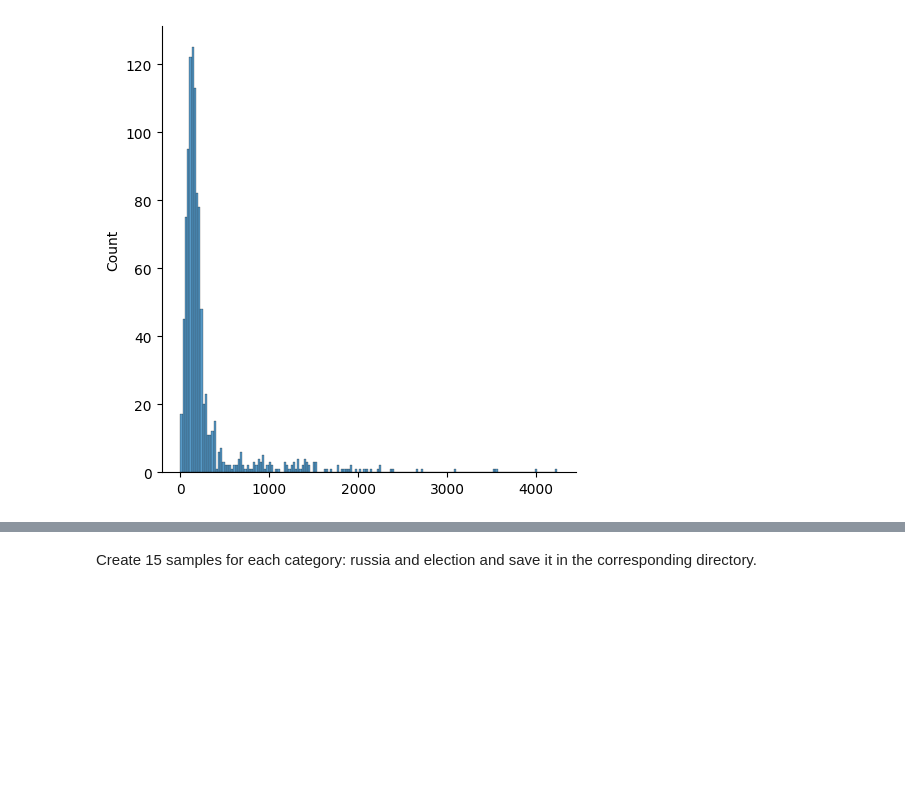
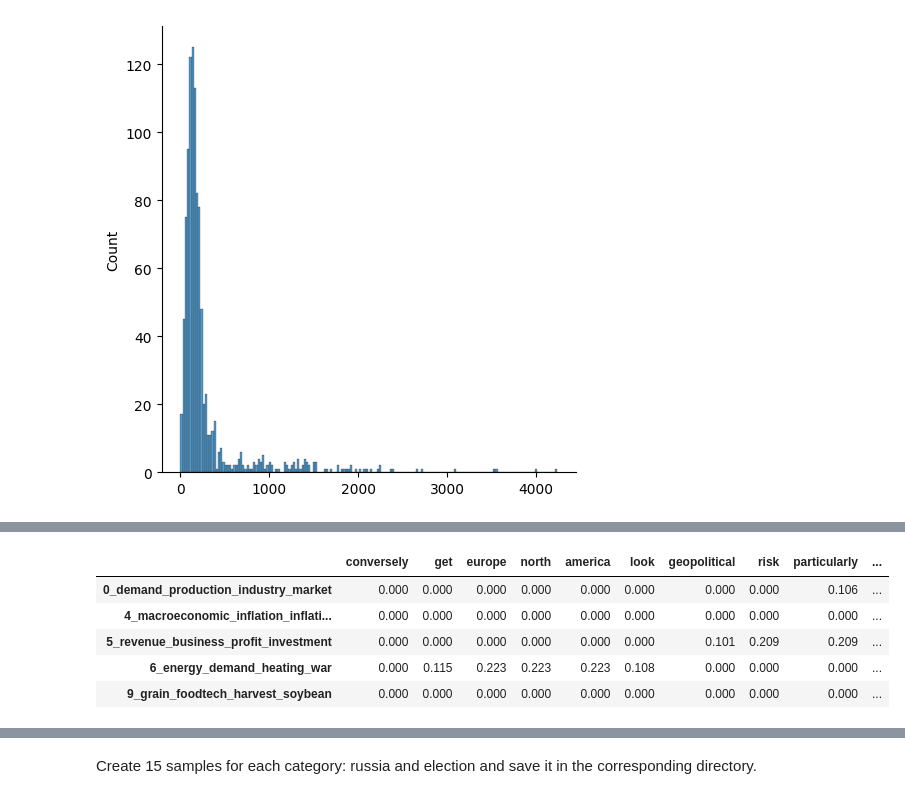
Before and after one commit to falseAzure/infineac, a Jupyter notebook: notebooks/infineac.ipynb, the cells around one changed output, grey strips where cells are left out. Cells and saved outputs as stored; diff of their text form; code cells hidden in the pictures; blank space fills up the shorter version.

```diff
--- a/notebooks/overview.ipynb
+++ b/notebooks/infineac.ipynb
@@ -339,3 +332,3 @@ topic_model.get_topic_info()
 # %%
 # Calculate the topic distributions on a token-level
-topic_distr, topic_token_distr = topic_model.approximate_distribution(docs_join, calculate_tokens=True)
+topic_distr, topic_token_distr = topic_model.approximate_distribution(corpus_window_0_join_df['processed_text'].to_list(), calculate_tokens=True)
@@ -344,4 +348,11 @@ topic_model.visualize_distribution(topic_distr[1])
 # %%
 # Visualize the token-level distributions
-df = topic_model.visualize_approximate_distribution(docs_join[1], topic_token_distr[1])
+df = topic_model.visualize_approximate_distribution(corpus_window_0_join_df['processed_text'].to_list()[1], topic_token_distr[1])
 df
+# %% [output]
+|  | conversely | get | europe | north | america | look | geopolitical | risk | particularly | ... |
+| 0_demand_production_industry_market | 0.000 | 0.000 | 0.000 | 0.000 | 0.000 | 0.000 | 0.000 | 0.000 | 0.106 | ... |
+| 4_macroeconomic_inflation_inflati... | 0.000 | 0.000 | 0.000 | 0.000 | 0.000 | 0.000 | 0.000 | 0.000 | 0.000 | ... |
+| 5_revenue_business_profit_investment | 0.000 | 0.000 | 0.000 | 0.000 | 0.000 | 0.000 | 0.101 | 0.209 | 0.209 | ... |
+| 6_energy_demand_heating_war | 0.000 | 0.115 | 0.223 | 0.223 | 0.223 | 0.108 | 0.000 | 0.000 | 0.000 | ... |
+| 9_grain_foodtech_harvest_soybean | 0.000 | 0.000 | 0.000 | 0.000 | 0.000 | 0.000 | 0.000 | 0.000 | 0.000 | ... |
```
Also changed, not shown: parts of 15 cells of this notebook.
